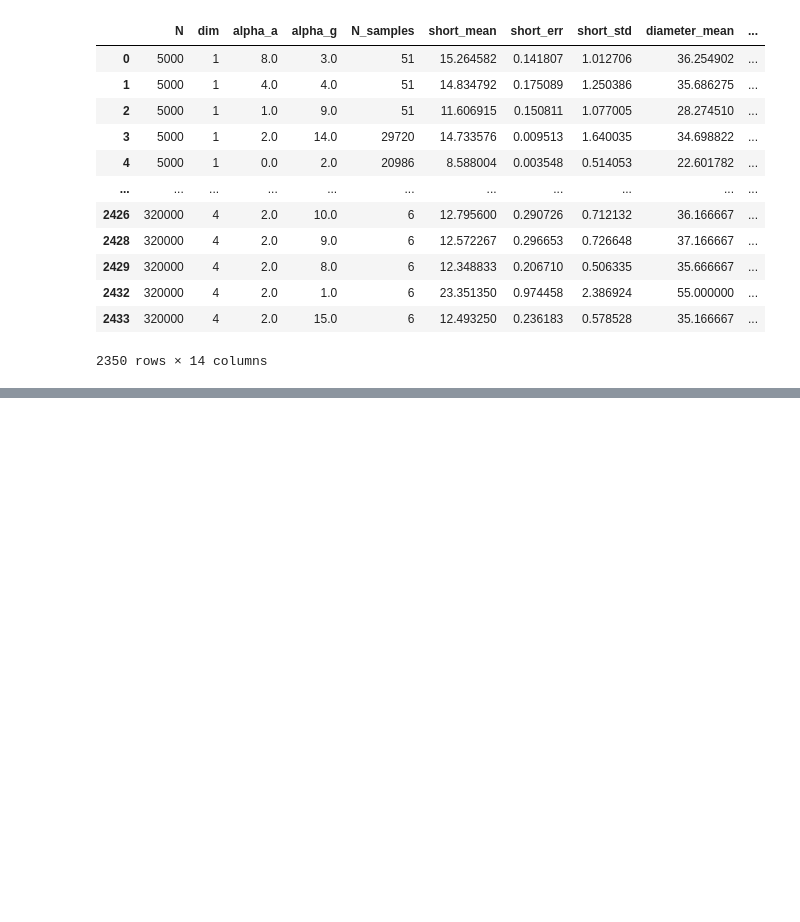
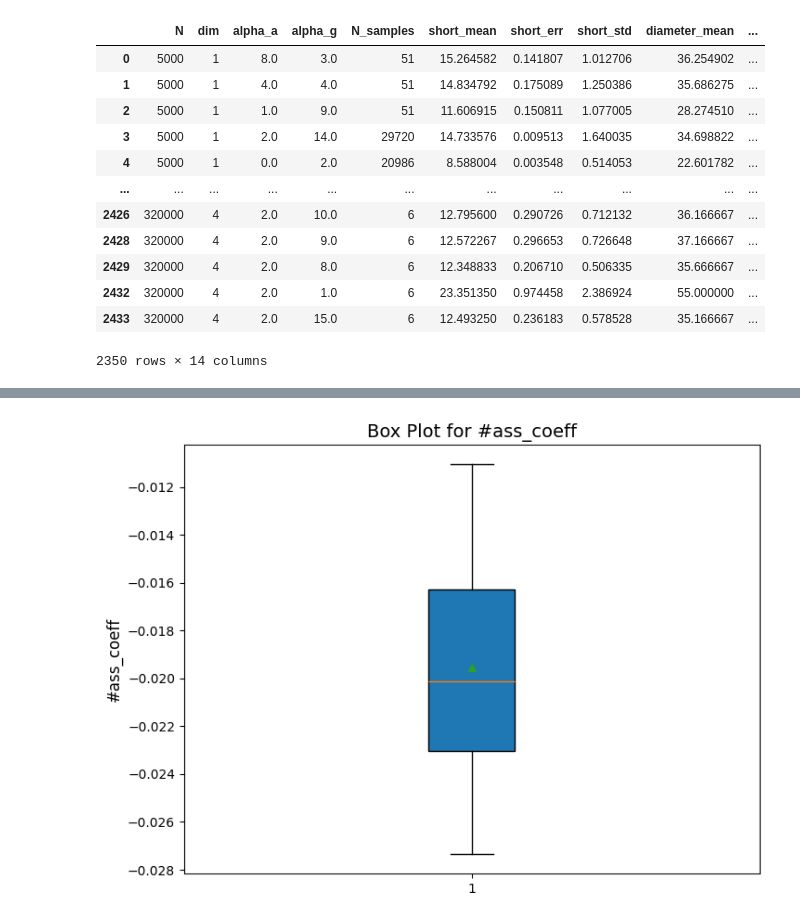
Before and after one commit to JuniorAlencar/SpatialPreferential, a Jupyter notebook: scripts/jupyter/fixing_data.ipynb, the cells around one changed output, grey strips where cells are left out. Saved outputs shown, nothing was run; the diff lists cells and outputs as text; code cells hidden in the pictures; blank space fills up the shorter version.

```diff
--- a/scripts/jupyter/fixing_data.ipynb
+++ b/scripts/jupyter/fixing_data.ipynb
@@ -273,0 +339,15 @@ for i in range(len(par_fil)):
+# %%
+# box_plot
+n=320000
+dim = 1
+alpha_a, alpha_g = 0.0, 2.0
+path_file = f"../../data/N_{n}/dim_{dim}/alpha_a_{alpha_a}_alpha_g_{alpha_g}/properties_set.txt"
+a = pd.read_csv(path_file, sep=',')
+
+plt.figure(figsize=(8, 6))
+plt.boxplot(a["#ass_coeff"], vert=True, patch_artist=True, showmeans=True)
+plt.title("Box Plot for #ass_coeff", fontsize=14)
+plt.ylabel("#ass_coeff", fontsize=12)
+plt.show()
+# %% [output]
+[figure, added]
```
Also changed, not shown: parts of 8 cells of this notebook, 1 other file.
